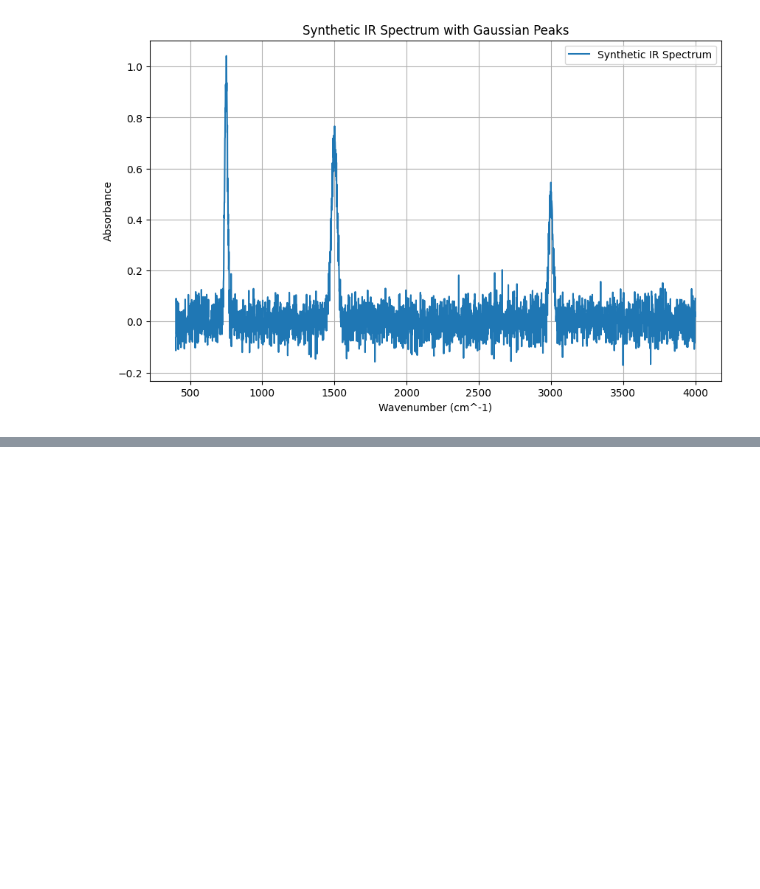
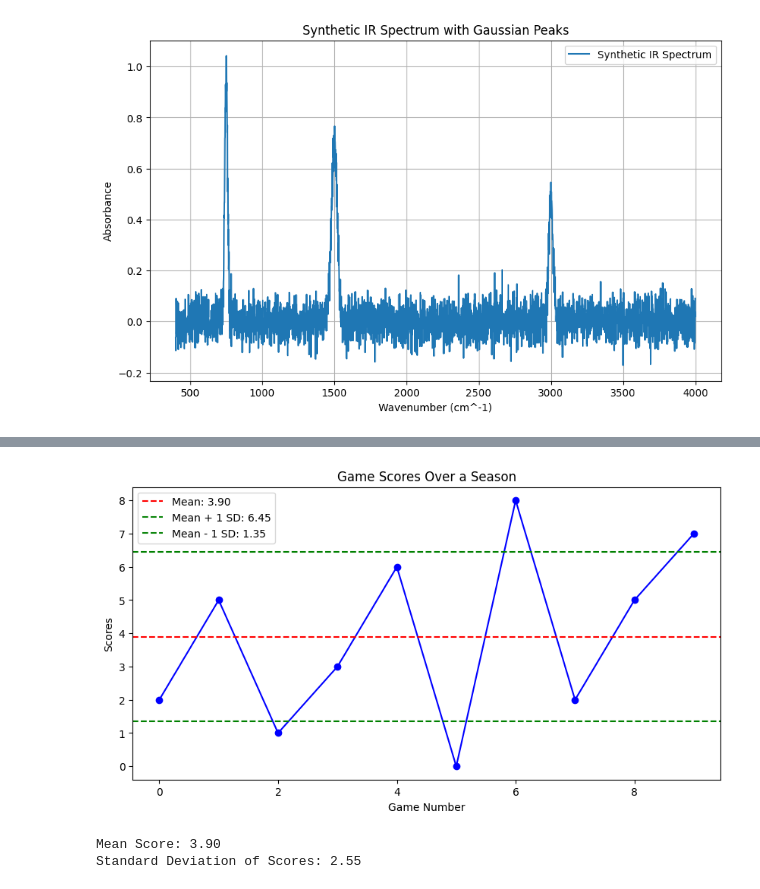
Before and after one commit to MehrdadJalali-AI/Statistics-and-Machine-Learning, a Jupyter notebook: C1_Statistics.ipynb, the cells around one changed output, grey strips where cells are left out. Cells and saved outputs as stored; diff of their text form; code cells hidden in the pictures; blank space fills up the shorter version.

```diff
--- a/C1_Statistics.ipynb
+++ b/C1_Statistics.ipynb
@@ -194,0 +387,29 @@ plt.show()
+# %%
+import numpy as np
+import matplotlib.pyplot as plt
+
+# Scores of a sports team over a season
+scores = np.array([2, 5, 1, 3, 6, 0, 8, 2, 5, 7])
+
+# Calculate mean and standard deviation
+mean_scores = np.mean(scores)
+std_dev_scores = np.std(scores)
+
+# Plotting the scores
+plt.figure(figsize=(10, 5))
+plt.plot(scores, marker='o', linestyle='-', color='blue')
+plt.axhline(y=mean_scores, color='red', linestyle='--', label=f'Mean: {mean_scores:.2f}')
+plt.axhline(y=mean_scores + std_dev_scores, color='green', linestyle='--', label=f'Mean + 1 SD: {mean_scores + std_dev_scores:.2f}')
+plt.axhline(y=mean_scores - std_dev_scores, color='green', linestyle='--', label=f'Mean - 1 SD: {mean_scores - std_dev_scores:.2f}')
+plt.title('Game Scores Over a Season')
+plt.xlabel('Game Number')
+plt.ylabel('Scores')
+plt.legend()
+plt.show()
+
+print(f"Mean Score: {mean_scores:.2f}")
+print(f"Standard Deviation of Scores: {std_dev_scores:.2f}")
+# %% [output]
+[figure, added]
+Mean Score: 3.90
+Standard Deviation of Scores: 2.55
```
Also changed, not shown: parts of 16 cells of this notebook.
